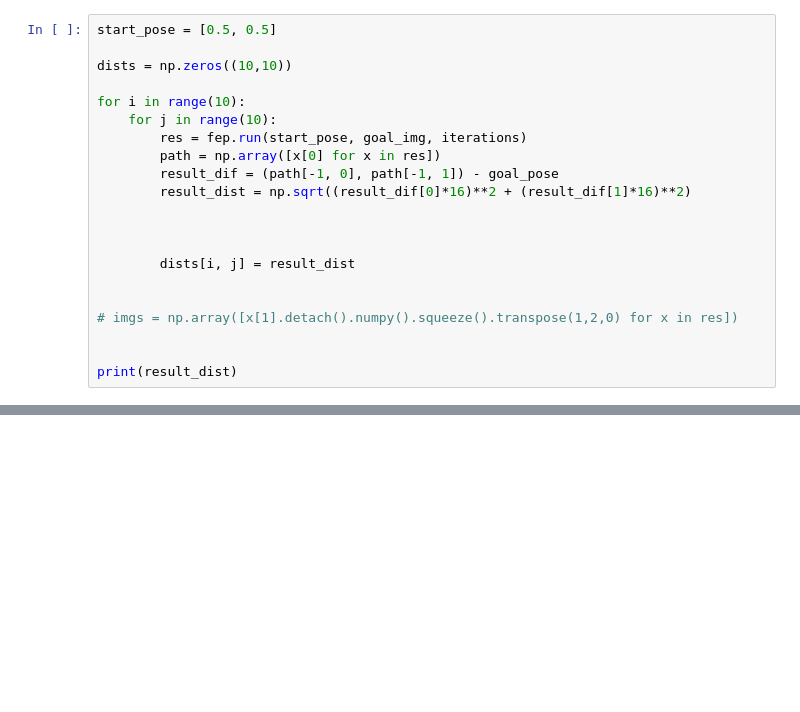
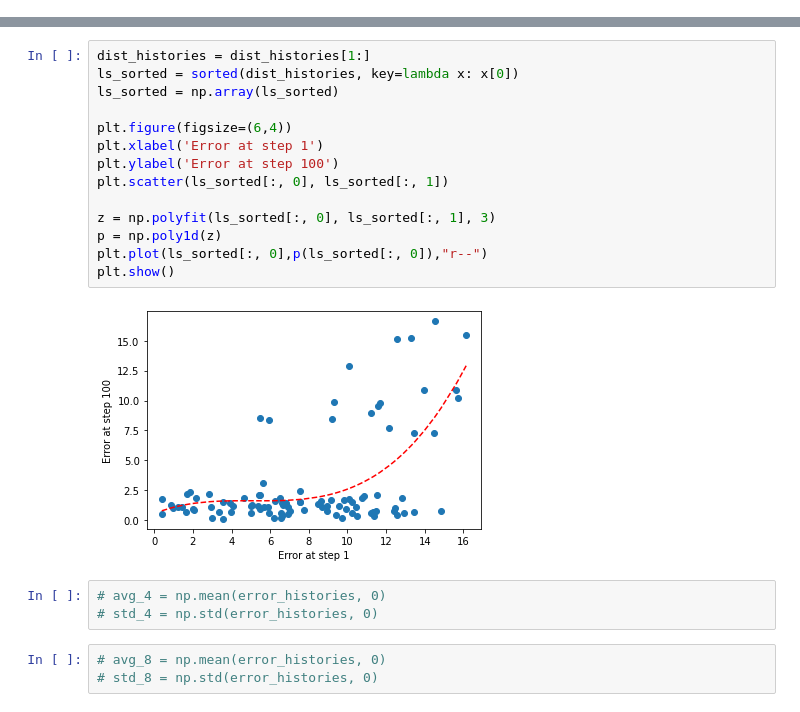
Before and after one commit to SimonWulp/ActiveInferenceRobotics, a Jupyter notebook: src/turtlebot3_gazebo/scripts/run_fep.ipynb, the cells around one changed output, grey strips where cells are left out. Cells and saved outputs as stored; diff of their text form; blank space fills up the shorter version.

```diff
--- a/src/turtlebot3_gazebo/scripts/run_fep.ipynb
+++ b/src/turtlebot3_gazebo/scripts/run_fep.ipynb
@@ -48,21 +47,0 @@ plt.show()
-# %%
-start_pose = [0.5, 0.5]
-
-dists = np.zeros((10,10))
-
-for i in range(10):
-    for j in range(10):
-        res = fep.run(start_pose, goal_img, iterations)
-        path = np.array([x[0] for x in res])
-        result_dif = (path[-1, 0], path[-1, 1]) - goal_pose
-        result_dist = np.sqrt((result_dif[0]*16)**2 + (result_dif[1]*16)**2)
-
-
-
-        dists[i, j] = result_dist
-
-
-# imgs = np.array([x[1].detach().numpy().squeeze().transpose(1,2,0) for x in res])
-
-
-print(result_dist)
@@ -70,0 +103,22 @@ TypeError: 'float' object cannot be interpreted as an integer
+# %%
+dist_histories = dist_histories[1:]
+ls_sorted = sorted(dist_histories, key=lambda x: x[0])
+ls_sorted = np.array(ls_sorted)
+
+plt.figure(figsize=(6,4))
+plt.xlabel('Error at step 1')
+plt.ylabel('Error at step 100')
+plt.scatter(ls_sorted[:, 0], ls_sorted[:, 1])
+
+z = np.polyfit(ls_sorted[:, 0], ls_sorted[:, 1], 3)
+p = np.poly1d(z)
+plt.plot(ls_sorted[:, 0],p(ls_sorted[:, 0]),"r--")
+plt.show()
+# %% [output]
+[figure, added]
+# %%
+# avg_4 = np.mean(error_histories, 0)
+# std_4 = np.std(error_histories, 0)
+# %%
+# avg_8 = np.mean(error_histories, 0)
+# std_8 = np.std(error_histories, 0)
```
Also changed, not shown: parts of 7 cells of this notebook, 14 other files.
